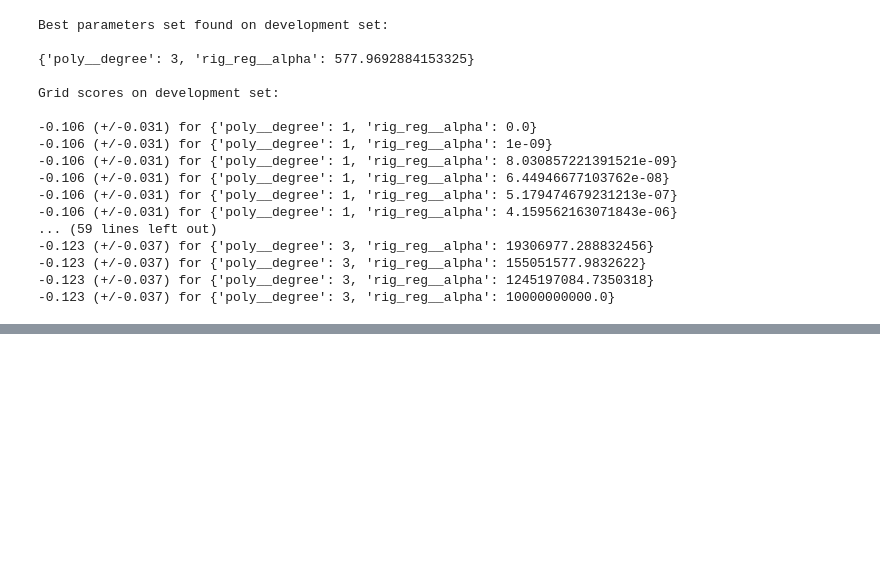
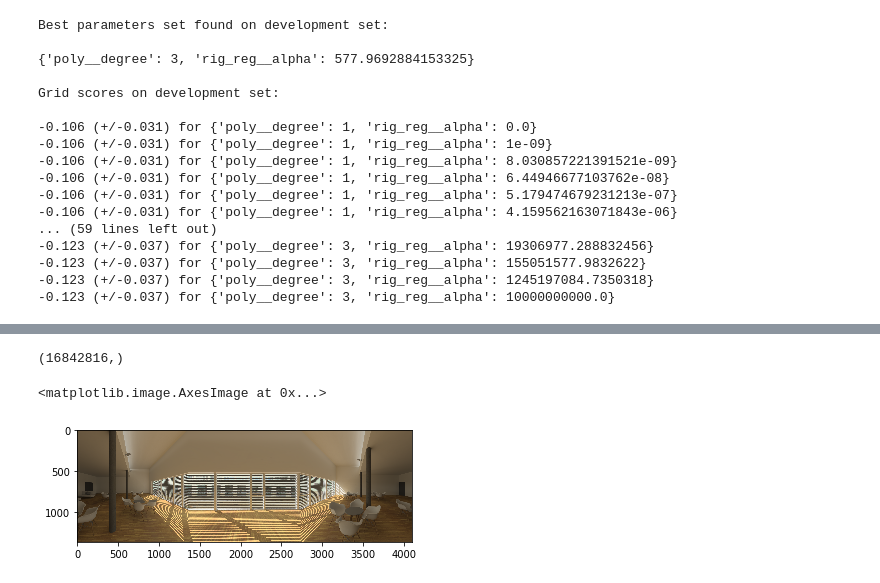
Before and after one commit to joSanchez28/Machine-Learning-EPFL, a Jupyter notebook: Project2-ArchitectureExperiment/Project2-Notebook - New Approach.ipynb, the cells around one changed output, grey strips where cells are left out. Saved outputs shown, nothing was run; the diff lists cells and outputs as text; code cells hidden in the pictures; blank space fills up the shorter version.

```diff
--- a/Project2-ArchitectureExperiment/Project2-Notebook - New Approach.ipynb
+++ b/Project2-ArchitectureExperiment/Project2-Notebook - New Approach.ipynb
@@ -810,0 +830,14 @@ Grid scores on development set:
+# %%
+#flatten image for use
+
+im = im.flatten()
+im.shape
+# %% [output]
+(16842816,)
+# %%
+# this way we can reproduce the image
+im = im.reshape([1368, 4104, 3])
+plt.imshow(im)
+# %% [output]
+<matplotlib.image.AxesImage at 0x...>
+[figure, added]
```
Also changed, not shown: parts of 26 cells of this notebook.
